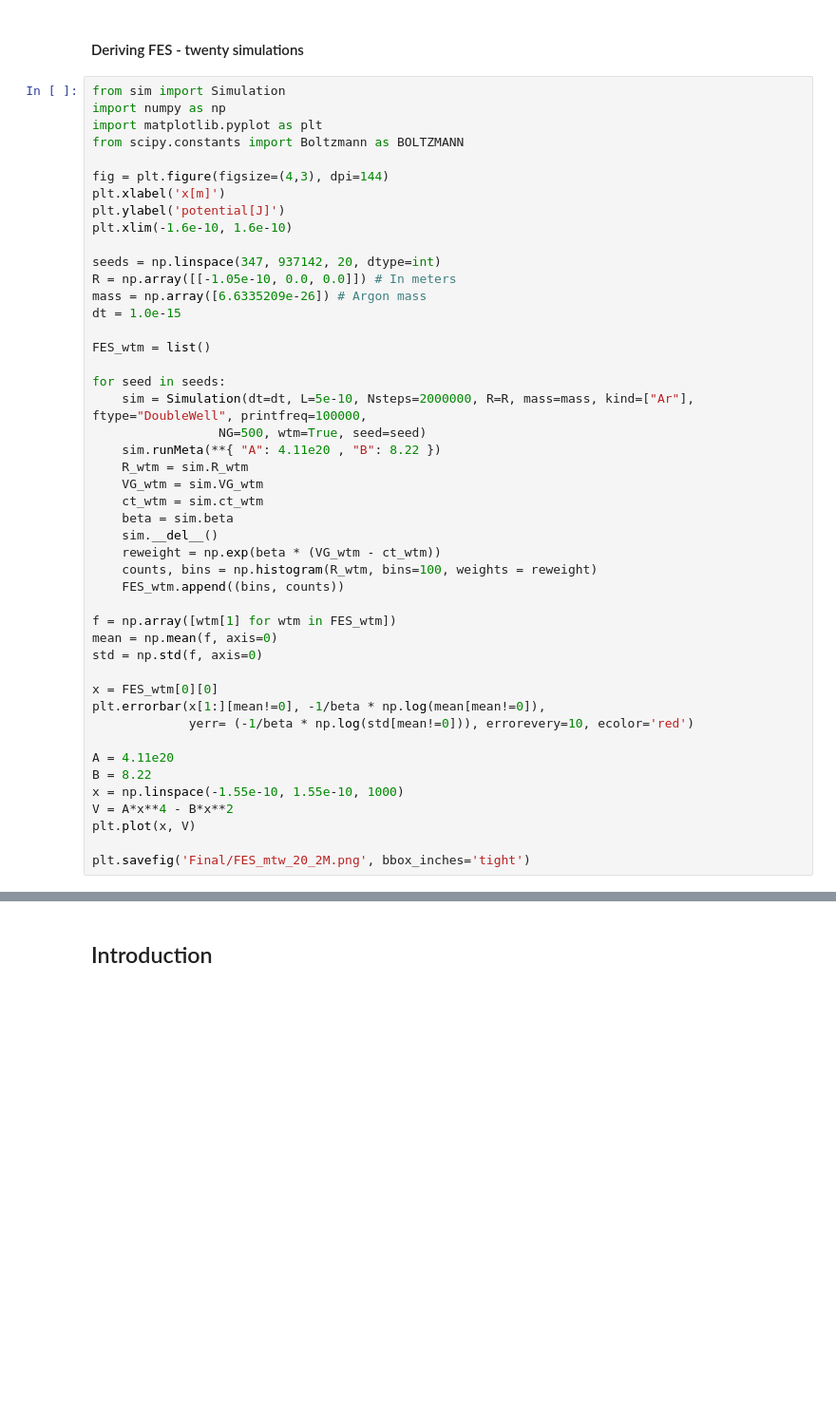
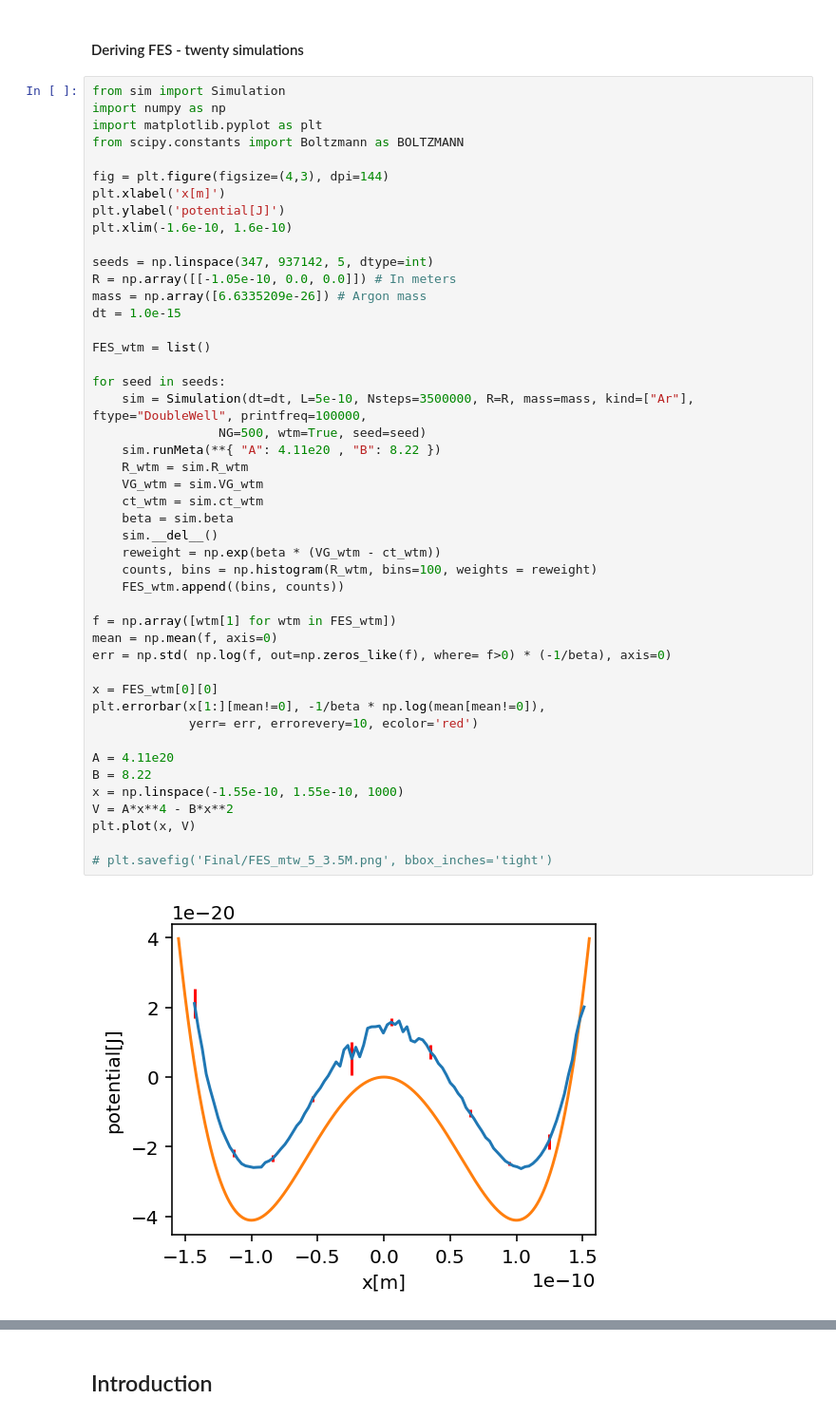
Before and after one commit to netanelbachar/metadynamic_final_project, a Jupyter notebook: ReportProjFinal.ipynb, the cells around one changed output, grey strips where cells are left out. Shown at 95% size. Drawn from its saved outputs; the diff is of its cells as text; blank space fills up the shorter version.

```diff
--- a/ReportProjFinal.ipynb
+++ b/ReportProjFinal.ipynb
@@ -280,38 +284,40 @@ plt.xlabel('x[m]')
 plt.ylabel('potential[J]')
 plt.xlim(-1.6e-10, 1.6e-10)
 
-seeds = np.linspace(347, 937142, 20, dtype=int)
+seeds = np.linspace(347, 937142, 5, dtype=int)
 R = np.array([[-1.05e-10, 0.0, 0.0]]) # In meters
 mass = np.array([6.6335209e-26]) # Argon mass
 dt = 1.0e-15
 
 FES_wtm = list()
 
 for seed in seeds:
-    sim = Simulation(dt=dt, L=5e-10, Nsteps=2000000, R=R, mass=mass, kind=["Ar"], ftype="DoubleWell", printfreq=100000,
+    sim = Simulation(dt=dt, L=5e-10, Nsteps=3500000, R=R, mass=mass, kind=["Ar"], ftype="DoubleWell", printfreq=100000,
                  NG=500, wtm=True, seed=seed)
     sim.runMeta(**{ "A": 4.11e20 , "B": 8.22 })
     R_wtm = sim.R_wtm
     VG_wtm = sim.VG_wtm
     ct_wtm = sim.ct_wtm
     beta = sim.beta
     sim.__del__()
     reweight = np.exp(beta * (VG_wtm - ct_wtm))
     counts, bins = np.histogram(R_wtm, bins=100, weights = reweight)
     FES_wtm.append((bins, counts))
 
 f = np.array([wtm[1] for wtm in FES_wtm])
 mean = np.mean(f, axis=0)
-std = np.std(f, axis=0)
+err = np.std( np.log(f, out=np.zeros_like(f), where= f>0) * (-1/beta), axis=0)
 
 x = FES_wtm[0][0]
 plt.errorbar(x[1:][mean!=0], -1/beta * np.log(mean[mean!=0]),
-             yerr= (-1/beta * np.log(std[mean!=0])), errorevery=10, ecolor='red')
+             yerr= err, errorevery=10, ecolor='red')
 
 A = 4.11e20
 B = 8.22
 x = np.linspace(-1.55e-10, 1.55e-10, 1000)
 V = A*x**4 - B*x**2
 plt.plot(x, V)
 
-plt.savefig('Final/FES_mtw_20_2M.png', bbox_inches='tight')
+# plt.savefig('Final/FES_mtw_5_3.5M.png', bbox_inches='tight')
+# %% [output]
+[figure, added]
```
Also changed, not shown: parts of 10 cells of this notebook, 6 other files.
